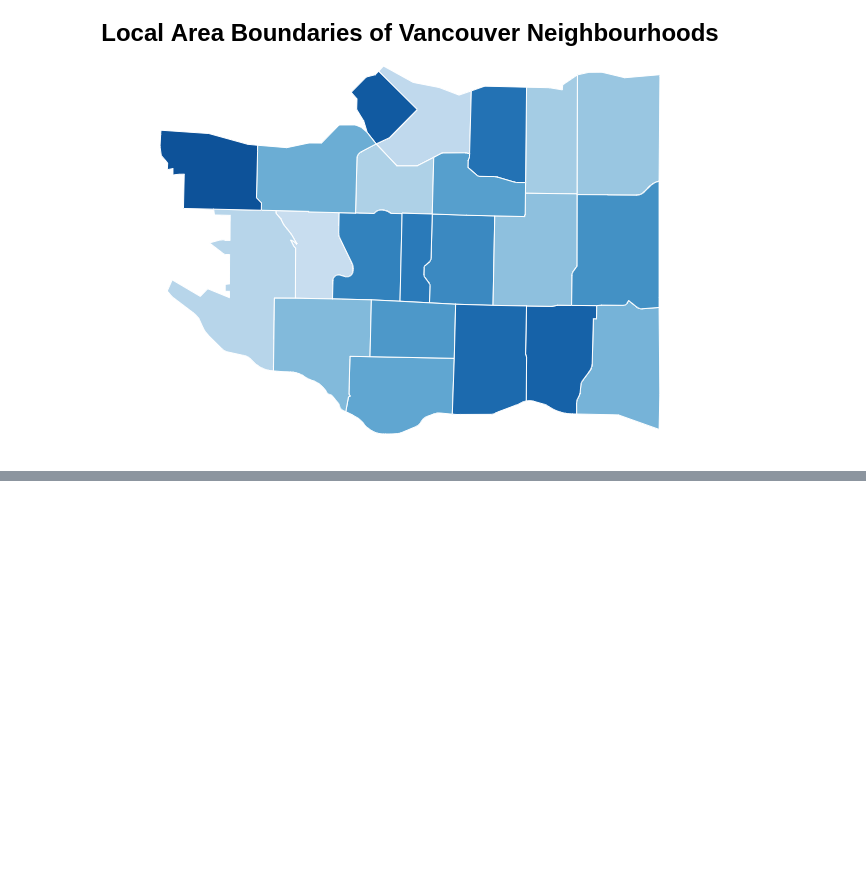
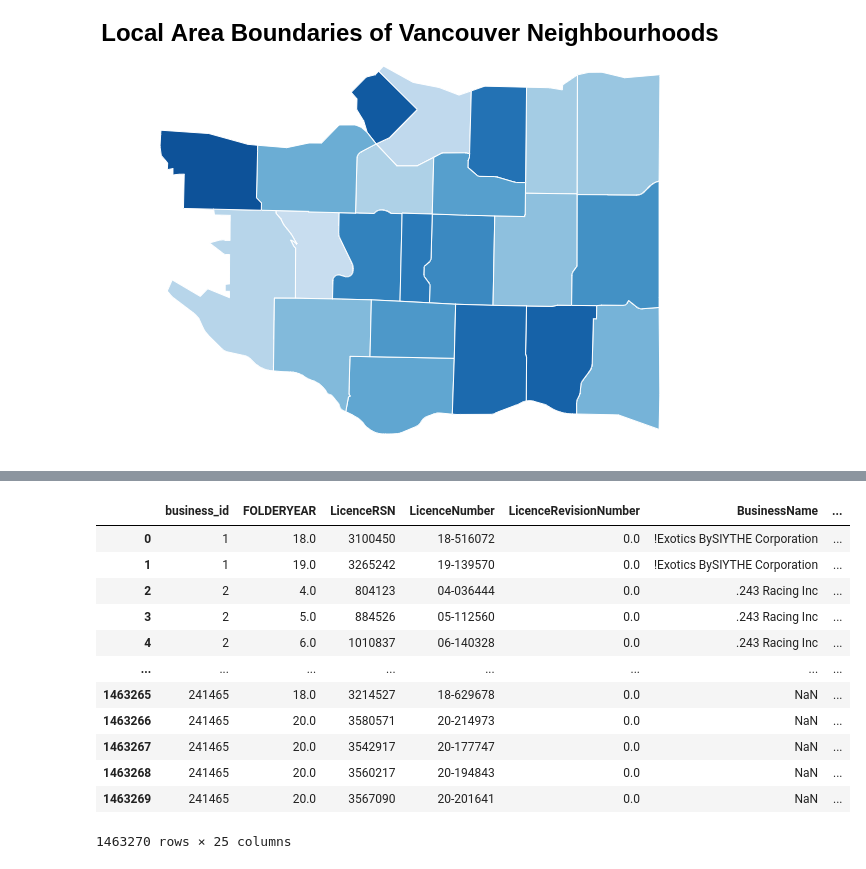
Before and after one commit to aakanksha023/EVAN, a Jupyter notebook: src/initial_eda.ipynb, the cells around one changed output, grey strips where cells are left out. Cells and saved outputs as stored; diff of their text form; code cells hidden in the pictures; blank space fills up the shorter version.

Commit message:
wrangling licence datasets

```diff
--- a/src/initial_eda.ipynb
+++ b/src/initial_eda.ipynb
@@ -122,0 +92,18 @@ licence_2013_current.index()
+# %%
+# buisness licence dataset
+licence_df = pd.read_csv('../data/processed/licences.csv')
+licence_df
+# %% [output]
+|  | business_id | FOLDERYEAR | LicenceRSN | LicenceNumber | LicenceRevisionNumber | BusinessName | ... |
+| 0 | 1 | 18.0 | 3100450 | 18-516072 | 0.0 | !Exotics BySIYTHE Corporation | ... |
+| 1 | 1 | 19.0 | 3265242 | 19-139570 | 0.0 | !Exotics BySIYTHE Corporation | ... |
+| 2 | 2 | 4.0 | 804123 | 04-036444 | 0.0 | .243 Racing Inc | ... |
+| 3 | 2 | 5.0 | 884526 | 05-112560 | 0.0 | .243 Racing Inc | ... |
+| 4 | 2 | 6.0 | 1010837 | 06-140328 | 0.0 | .243 Racing Inc | ... |
+| ... | ... | ... | ... | ... | ... | ... | ... |
+| 1463265 | 241465 | 18.0 | 3214527 | 18-629678 | 0.0 | NaN | ... |
+| 1463266 | 241465 | 20.0 | 3580571 | 20-214973 | 0.0 | NaN | ... |
+| 1463267 | 241465 | 20.0 | 3542917 | 20-177747 | 0.0 | NaN | ... |
+| 1463268 | 241465 | 20.0 | 3560217 | 20-194843 | 0.0 | NaN | ... |
+| 1463269 | 241465 | 20.0 | 3567090 | 20-201641 | 0.0 | NaN | ... |
+1463270 rows × 25 columns
```
Also changed, not shown: parts of 6 cells of this notebook, 4 other files.
